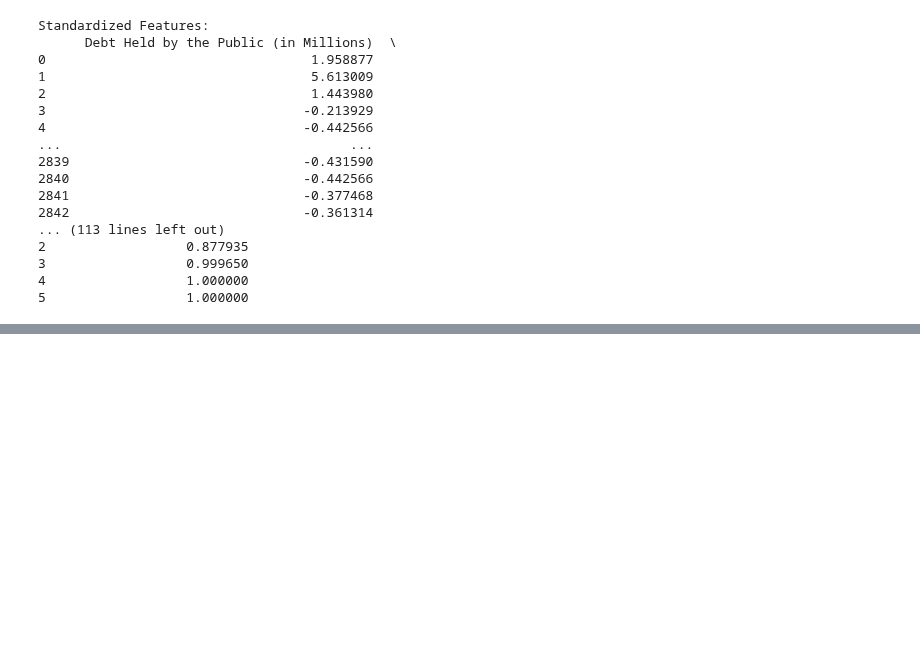
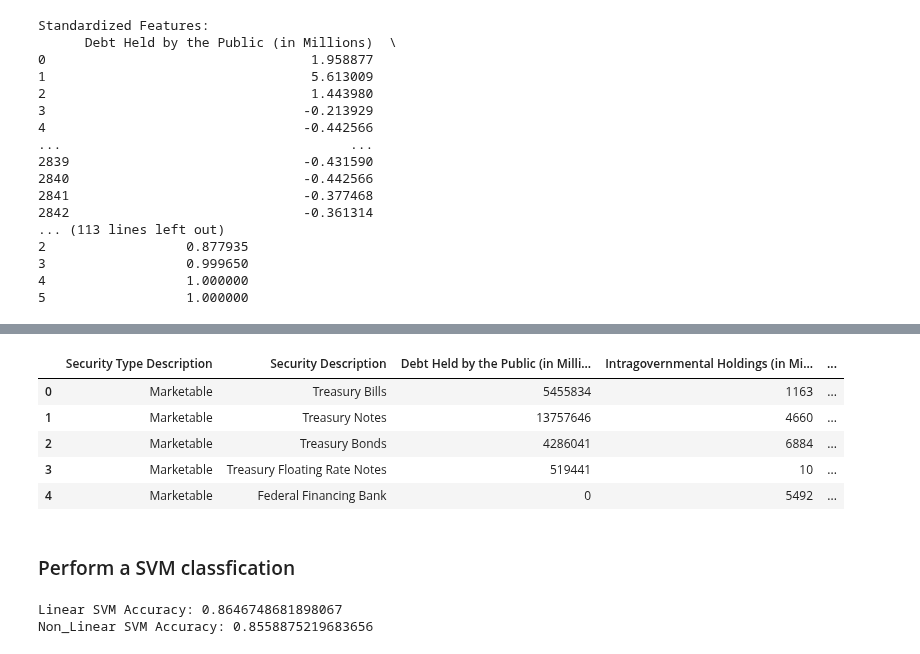
Before and after one commit to felabonte/DataMiningFinalProject, a Jupyter notebook: CS6220_DataMining_FinalProject.ipynb, the cells around one changed output, grey strips where cells are left out. Cells and saved outputs as stored; diff of their text form; code cells hidden in the pictures; blank space fills up the shorter version.

```diff
--- a/CS6220_DataMining_FinalProject.ipynb
+++ b/CS6220_DataMining_FinalProject.ipynb
@@ -1139,0 +1248,56 @@ Standardized Features:
+# %%
+bin_data = TMS_IR_merged_df[['Security Type Description', 'Security Description',
+                             'Debt Held by the Public (in Millions)', 'Intragovernmental Holdings (in Millions)',
+                            'Total Public Debt Outstanding (in Millions)', 'Average Interest Rate Amount',
+                            'Calendar Month Number']]
+# %%
+bin_data.head()
+# %% [output]
+|  | Security Type Description | Security Description | Debt Held by the Public (in Milli... | Intragovernmental Holdings (in Mi... | ... |
+| 0 | Marketable | Treasury Bills | 5455834 | 1163 | ... |
+| 1 | Marketable | Treasury Notes | 13757646 | 4660 | ... |
+| 2 | Marketable | Treasury Bonds | 4286041 | 6884 | ... |
+| 3 | Marketable | Treasury Floating Rate Notes | 519441 | 10 | ... |
+| 4 | Marketable | Federal Financing Bank | 0 | 5492 | ... |
+# %% [markdown]
+### Perform a SVM classfication
+# %%
+from sklearn.model_selection import train_test_split
+from sklearn.preprocessing import StandardScaler
+from sklearn.svm import SVC
+from sklearn.metrics import accuracy_score, precision_score, recall_score, f1_score, roc_auc_score, confusion_matrix
+
+
+
+
+X = bin_data.drop(['Security Type Description','Security Description'], axis=1)
+y = bin_data['Security Type Description']
+
+# Split the data into training and testing sets
+X_train, X_test, y_train, y_test = train_test_split(X, y, test_size=0.2, random_state=42)
+
+# Standardize the data
+scaler = StandardScaler()
+X_train_scaled = scaler.fit_transform(X_train)
+X_test_scaled = scaler.transform(X_test)
+
+# Train a linear SVM model
+svm_model = SVC(kernel='linear', C=1.0)
+svm_model.fit(X_train_scaled, y_train)
+
+# Train a non-linear SVM model (using RBF kernel)
+svm_rbf_model = SVC(kernel='rbf', C=1.0, gamma='auto')
+svm_rbf_model.fit(X_train_scaled, y_train)
+
+# Make predictions on the test set
+y_pred = svm_model.predict(X_test_scaled)
+y_pred_rbf = svm_rbf_model.predict(X_test_scaled)
+
+# Evaluate the model
+accuracy_linear = accuracy_score(y_test, y_pred)
+accuracy_rbf = accuracy_score(y_test, y_pred_rbf)
+print(f'Linear SVM Accuracy: {accuracy_linear}')
+print(f'Non_Linear SVM Accuracy: {accuracy_rbf}')
+# %% [output]
+Linear SVM Accuracy: 0.8646748681898067
+Non_Linear SVM Accuracy: 0.8558875219683656
```
Also changed, not shown: parts of 12 cells of this notebook.
